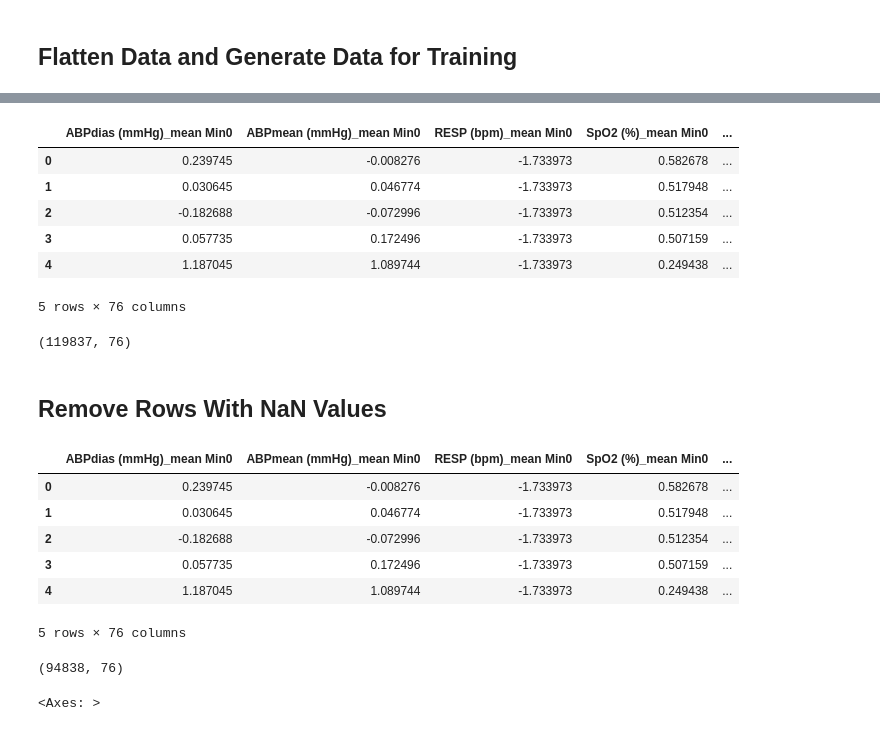
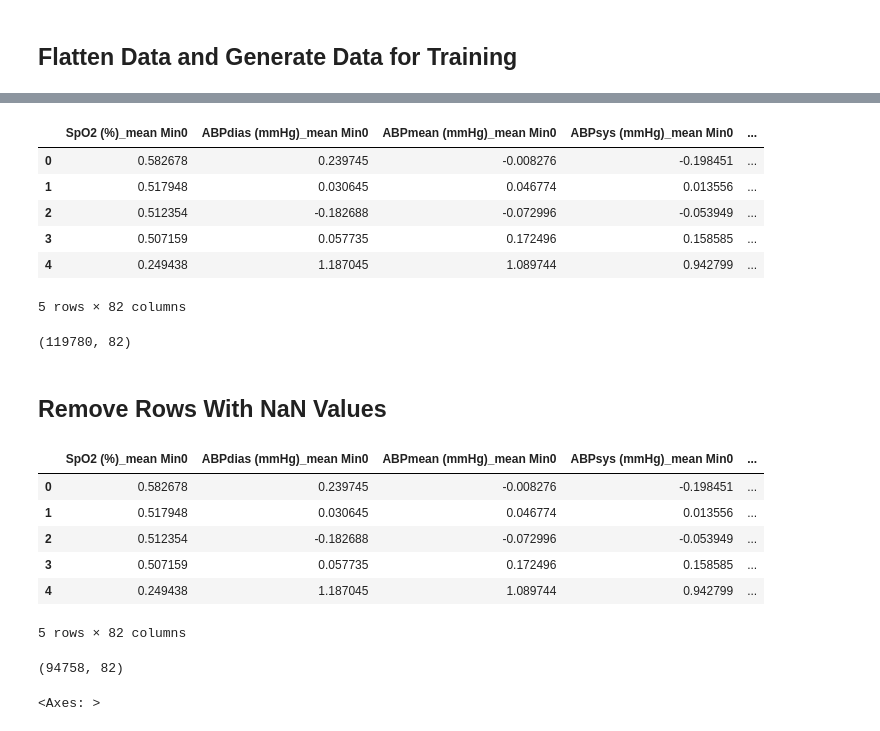
Before and after one commit to lr98769/rue_prediction_interval, a Jupyter notebook: notebooks/preprocessing.ipynb, the cells around one changed output, grey strips where cells are left out. Drawn from its saved outputs; the diff is of its cells as text; code cells hidden in the pictures.

```diff
--- a/notebooks/preprocessing.ipynb
+++ b/notebooks/preprocessing.ipynb
@@ -405,62 +405,62 @@ def generate_data_for_training(
             # Not enough input information
             if end_input < input_mins-1:
                 continue
             # Not enough pred information
             elif end_input + prediction_mins[-1] > record_df.index[-1]:
                 break
             start_input = end_input - input_mins + 1
             # (input) 0 1 2 3 4, (output) 5, 6, 7
             pred_indices = [end_input + pred_min for pred_min in prediction_mins]
             # Get the rows we are predicting
             pred_rows = record_df[pred_cols].loc[pred_indices]
             # Get rows we are using to predict
             input_rows = record_df[downsampled_feat_set].loc[start_input:end_input]
 
             # Get input
             feat_list = list(input_rows.values.flatten())
             # Get prediction
             pred_list = list(pred_rows.values.flatten())
 
             # Add row
             new_row = (
                 feat_list + pred_list +
                 [pred_rows.index.tolist(), start_input, end_input, record]
             )
             data.append(new_row)
     return pd.DataFrame(data, columns=new_feat_set)
 
 flattened_df = generate_data_for_training(
-    downsampled_df, downsampled_feat_set, input_mins=5, prediction_mins=[1, 2], pred_cols=pred_cols)
+    downsampled_df, downsampled_feat_set, input_mins=5, prediction_mins=[1, 2, 3], pred_cols=pred_cols)
 flattened_df.head()
 # %% [output]
-|  | ABPdias (mmHg)_mean Min0 | ABPmean (mmHg)_mean Min0 | RESP (bpm)_mean Min0 | SpO2 (%)_mean Min0 | ... |
-| 0 | 0.239745 | -0.008276 | -1.733973 | 0.582678 | ... |
-| 1 | 0.030645 | 0.046774 | -1.733973 | 0.517948 | ... |
-| 2 | -0.182688 | -0.072996 | -1.733973 | 0.512354 | ... |
-| 3 | 0.057735 | 0.172496 | -1.733973 | 0.507159 | ... |
-| 4 | 1.187045 | 1.089744 | -1.733973 | 0.249438 | ... |
+|  | SpO2 (%)_mean Min0 | ABPdias (mmHg)_mean Min0 | ABPmean (mmHg)_mean Min0 | ABPsys (mmHg)_mean Min0 | ... |
+| 0 | 0.582678 | 0.239745 | -0.008276 | -0.198451 | ... |
+| 1 | 0.517948 | 0.030645 | 0.046774 | 0.013556 | ... |
+| 2 | 0.512354 | -0.182688 | -0.072996 | -0.053949 | ... |
+| 3 | 0.507159 | 0.057735 | 0.172496 | 0.158585 | ... |
+| 4 | 0.249438 | 1.187045 | 1.089744 | 0.942799 | ... |
-5 rows × 76 columns
+5 rows × 82 columns
 # %%
 flattened_df.shape
 # %% [output]
-(119837, 76)
+(119780, 82)
 # %% [markdown]
 ## Remove Rows With NaN Values
 # %%
 flattened_df = flattened_df.dropna()
 flattened_df.head()
 # %% [output]
-|  | ABPdias (mmHg)_mean Min0 | ABPmean (mmHg)_mean Min0 | RESP (bpm)_mean Min0 | SpO2 (%)_mean Min0 | ... |
-| 0 | 0.239745 | -0.008276 | -1.733973 | 0.582678 | ... |
-| 1 | 0.030645 | 0.046774 | -1.733973 | 0.517948 | ... |
-| 2 | -0.182688 | -0.072996 | -1.733973 | 0.512354 | ... |
-| 3 | 0.057735 | 0.172496 | -1.733973 | 0.507159 | ... |
-| 4 | 1.187045 | 1.089744 | -1.733973 | 0.249438 | ... |
+|  | SpO2 (%)_mean Min0 | ABPdias (mmHg)_mean Min0 | ABPmean (mmHg)_mean Min0 | ABPsys (mmHg)_mean Min0 | ... |
+| 0 | 0.582678 | 0.239745 | -0.008276 | -0.198451 | ... |
+| 1 | 0.517948 | 0.030645 | 0.046774 | 0.013556 | ... |
+| 2 | 0.512354 | -0.182688 | -0.072996 | -0.053949 | ... |
+| 3 | 0.507159 | 0.057735 | 0.172496 | 0.158585 | ... |
+| 4 | 0.249438 | 1.187045 | 1.089744 | 0.942799 | ... |
-5 rows × 76 columns
+5 rows × 82 columns
 # %%
 flattened_df.shape
 # %% [output]
-(94838, 76)
+(94758, 82)
 # %%
 flattened_df["ABPmean (mmHg)_mean PredMin1"].hist()
 # %% [output]
```
Also changed, not shown: parts of 9 cells of this notebook.
